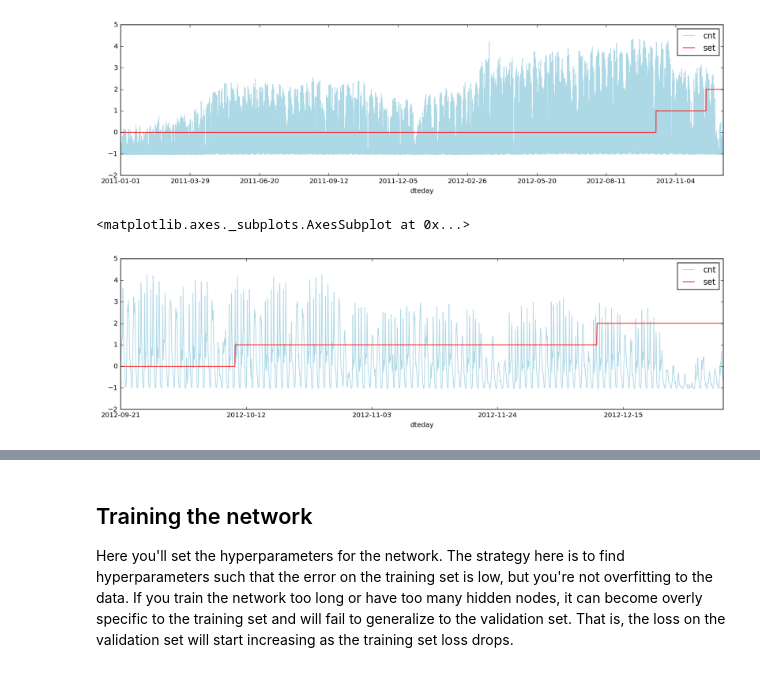
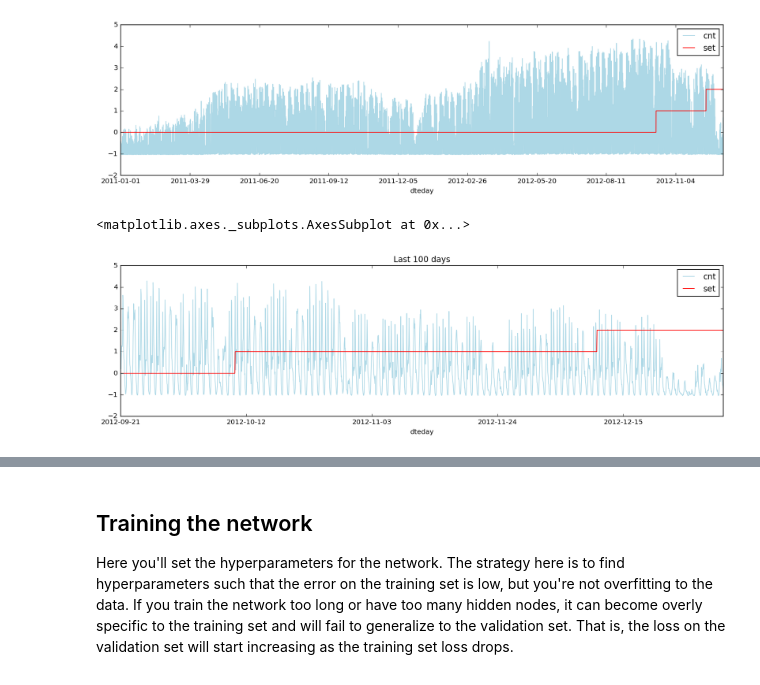
Before and after one commit to sbartek/neural_network_with_numpy, a Jupyter notebook: DLND Your first neural network.ipynb, the cells around one changed output, grey strips where cells are left out. Cells and saved outputs as stored; diff of their text form; code cells hidden in the pictures.

```diff
--- a/DLND Your first neural network.ipynb
+++ b/DLND Your first neural network.ipynb
@@ -111,10 +111,11 @@ targets_back[['dteday', 'cnt', 'set']].plot(x='dteday', figsize=(16,4), color =
 <matplotlib.axes._subplots.AxesSubplot at 0x...>
 [figure]
 # %%
-targets_back[['dteday', 'cnt', 'set']].iloc[-100*24:].plot(x='dteday', figsize=(16,4), color = ["lightblue", "red"])
+targets_back[['dteday', 'cnt', 'set']].iloc[-100*24:].plot(
+    x='dteday', figsize=(16,4), color = ["lightblue", "red"], title="Last 100 days")
 # %% [output]
 <matplotlib.axes._subplots.AxesSubplot at 0x...>
-[figure, old version]
+[figure, new version]
 # %% [markdown]
 ## Time to build the network
 
```
Also changed, not shown: parts of 2 cells of this notebook.
